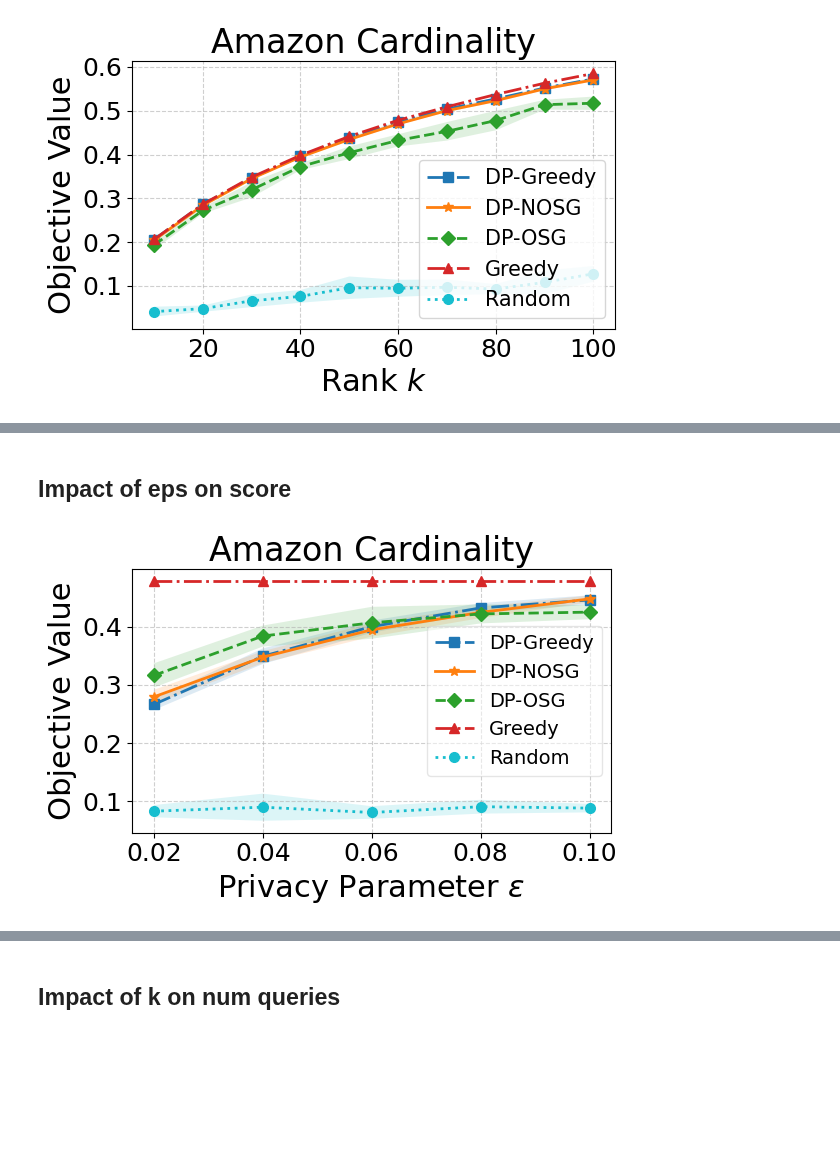
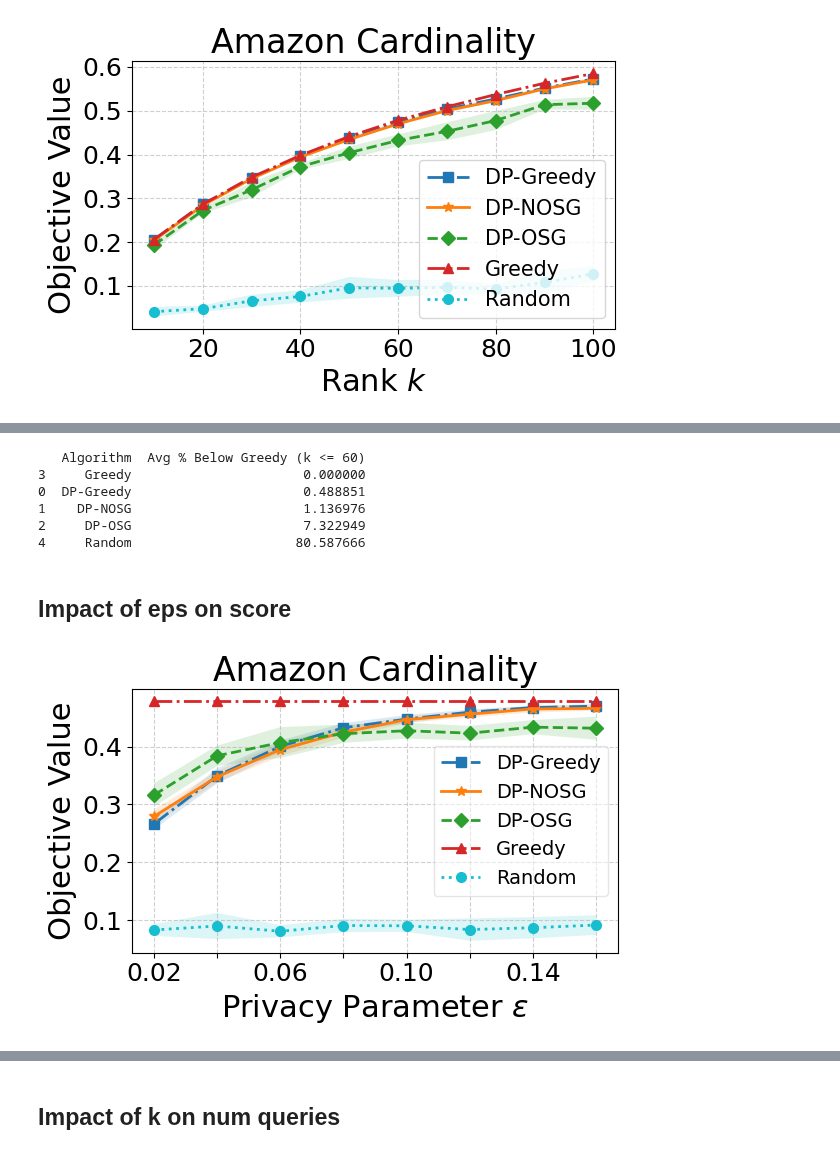
Before and after one commit to ronzadi/Differentially-Private-Max-Sum-Diversification, a Jupyter notebook: visualize_results/visualize_amazon_cardinality.ipynb, the cells around one changed output, grey strips where cells are left out. Drawn from its saved outputs; the diff is of its cells as text; code cells hidden in the pictures; blank space fills up the shorter version.

```diff
--- a/visualize_results/visualize_amazon_cardinality.ipynb
+++ b/visualize_results/visualize_amazon_cardinality.ipynb
@@ -123,3 +143,30 @@ plt.show()
+# %%
+import pandas as pd
+
+# 1. Filter the dataset for k <= 60
+stats_subset = stats[stats['k'] <= 60].copy()
+
+# 2. Extract the Greedy baseline values for each 'k' in this subset
+greedy_ref = stats_subset[stats_subset['alg'] == 'Greedy'][['k', 'mean']].rename(columns={'mean': 'greedy_mean'})
+
+# 3. Merge reference back into the subset
+df_merged = pd.merge(stats_subset, greedy_ref, on='k')
+
+# 4. Calculate the % decrease
+df_merged['pct_decrease'] = (df_merged['greedy_mean'] - df_merged['mean']) / df_merged['greedy_mean'] * 100
+
+# 5. Group by algorithm to find the average drop for k <= 60
+k_60_summary = df_merged.groupby('alg')['pct_decrease'].mean().reset_index()
+
+k_60_summary.columns = ['Algorithm', 'Avg % Below Greedy (k <= 60)']
+print(k_60_summary.sort_values(by='Avg % Below Greedy (k <= 60)'))
+# %% [output]
+   Algorithm  Avg % Below Greedy (k <= 60)
+3     Greedy                      0.000000
+0  DP-Greedy                      0.488851
+1    DP-NOSG                      1.136976
+2     DP-OSG                      7.322949
+4     Random                     80.587666
 # %% [markdown]
 ## Impact of eps on score
 # %%
@@ -129,7 +176,8 @@ import numpy as np
 
 # 1. Filter the data for k=15 and lambda_param=0.1
 target_k = 60
-eps_list = [0.01, 0.02, 0.03, 0.04, 0.05, 0.06, 0.07, 0.08, 0.09, 0.1]
+# eps_list = [0.01, 0.02, 0.03, 0.04, 0.05, 0.06, 0.07, 0.08, 0.09, 0.1, 0.12, 0.14, 0.16]
+eps_list = [0.02, 0.04,  0.06, 0.08, 0.1, 0.12, 0.14, 0.16]
 # eps_list = [0.01, 0.02, 0.03, 0.04, 0.05, 0.06, 0.07, 0.08, 0.09, 0.1]
 
 filtered_df = results_df[
@@ -173,32 +221,44 @@ for i, alg in enumerate(algorithms):
     edgecolor='none' # No border around the shade for a softer look
      )
     # plt.errorbar(
     #     alg_data['eps'],
     #     alg_data['mean'],
     #     yerr=alg_data['std'],
     #     label=alg,
     #     color=colors[i % len(colors)],
     #     marker=markers[i % len(markers)],
     #     linestyle=linestyles[i % len(linestyles)],
     #     linewidth=2.5,
     #     markersize=6,   # Exact size from your reference
     #     capsize=6
     # )
 
 # Formatting with exact fontsizes from your reference
 plt.xlabel('Privacy Parameter $\\varepsilon$', fontsize=22)
 plt.ylabel('Objective Value', fontsize=22)
 plt.title('Amazon Cardinality', fontsize=24)
 
 # Show only even ticks to avoid crowding: 0.02, 0.04, 0.06, 0.08, 0.10
-plt.xticks(eps_list[1::2], fontsize=18)
+# 1. Set ticks for ALL points in eps_list to ensure grid lines appear everywhere
+plt.xticks(eps_list)
+
+# 2. Get the current axes to customize labels
+ax = plt.gca()
+
+# 3. Create a list of labels: show the value if index is even, otherwise an empty string
+# This keeps the grid line (because the tick exists) but hides the text
+tick_labels = [f"{val:.2f}" if i % 2 == 0 else "" for i, val in enumerate(eps_list)]
+ax.set_xticklabels(tick_labels, fontsize=18)
+
+# 4. Enable the grid (it will now draw at every tick location)
+plt.grid(True, linestyle='--', alpha=0.6)
 plt.yticks(fontsize=18)
 
 plt.legend(fontsize=14, frameon=True, ncols=1, framealpha=0.5)# Exact size from your reference
 plt.grid(True, linestyle='--', alpha=0.6)
 
 plt.tight_layout()
 plt.savefig('amazon_cardinality_eps_on_val.pdf')
 plt.show()
 # %% [output]
-[figure, old version]
+[figure, new version]
```
Also changed, not shown: parts of 8 cells of this notebook.
